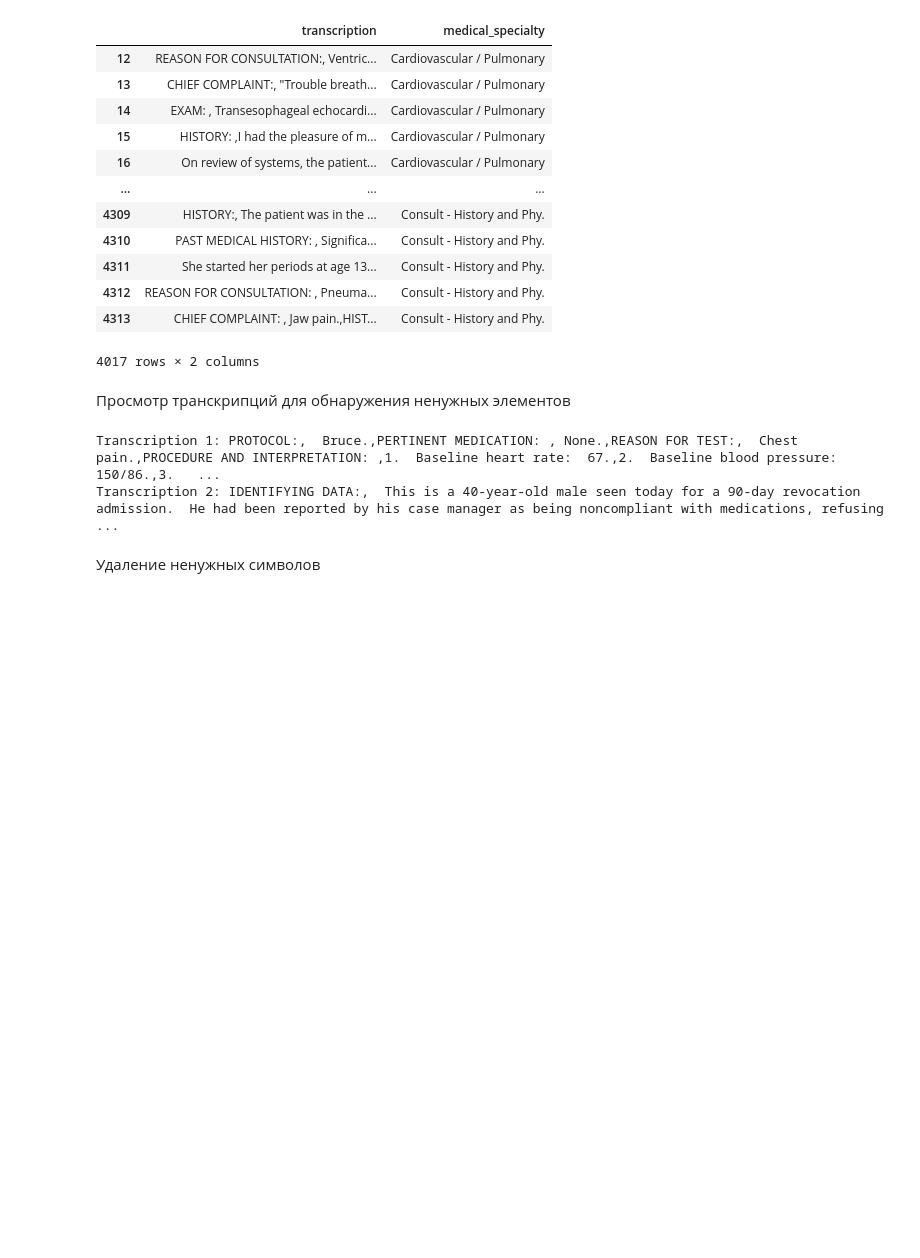
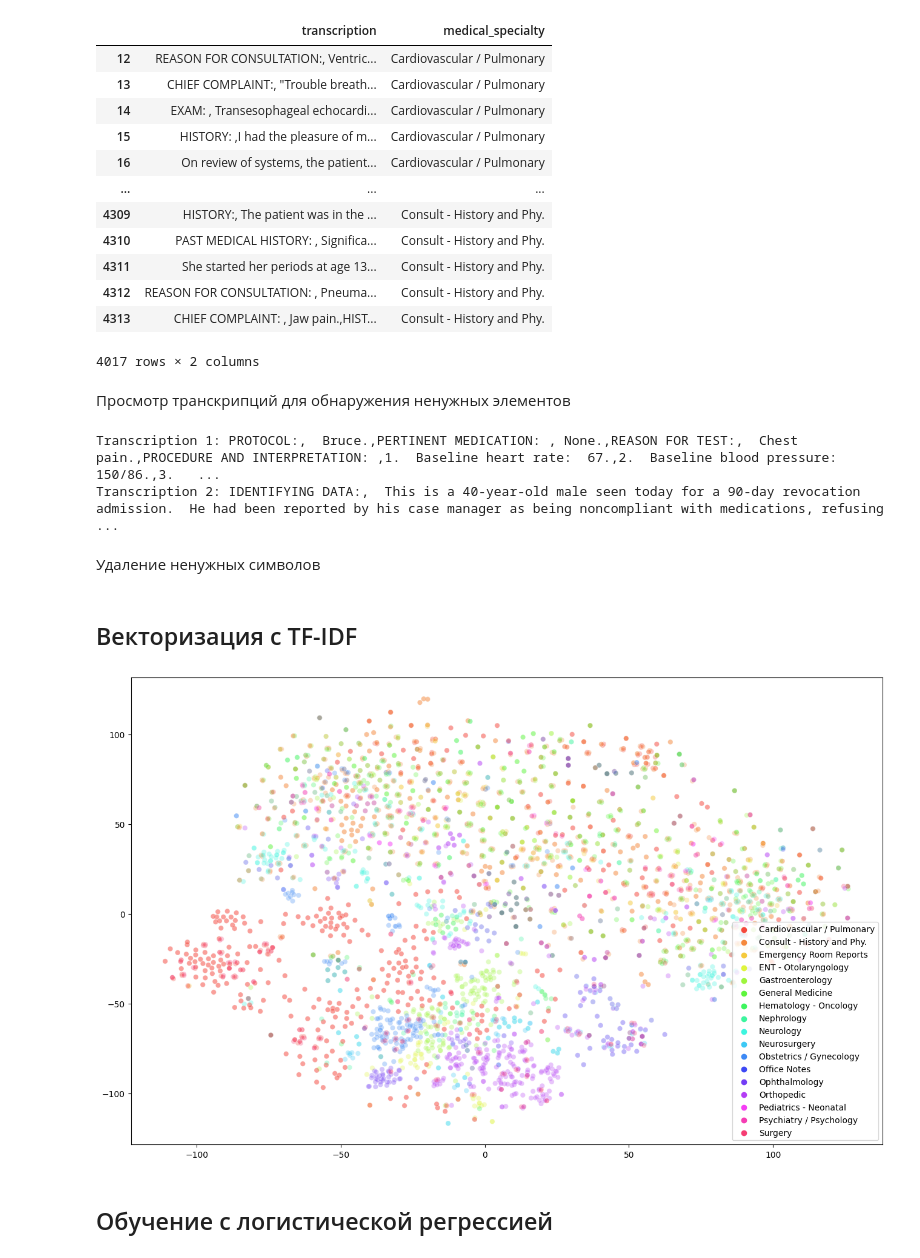
Before and after one commit to evgene-sh/HMLP, a Jupyter notebook: main.ipynb, the cells around one changed output. Cells and saved outputs as stored; diff of their text form; code cells hidden in the pictures; blank space fills up the shorter version.

```diff
--- a/main.ipynb
+++ b/main.ipynb
@@ -136,3 +136,5 @@ transcriptions = data['transcription'].apply(clean_text)
 words = set()
 for transcription in transcriptions.iloc:
     words.update(transcription.split(' '))
+# %% [markdown]
+## Векторизация с TF-IDF
@@ -138,0 +145,9 @@ for transcription in transcriptions.iloc:
+# %%
+vectorizer = TfidfVectorizer(ngram_range=(1, 3), max_features=1000)
+docterm_matrix = vectorizer.fit_transform(data['transcription'].tolist())
+# %%
+vectorization_results(docterm_matrix.todense(), data['medical_specialty'].tolist())
+# %% [output]
+[figure, added]
+# %% [markdown]
+## Обучение с логистической регрессией
```
Also changed, not shown: parts of 5 cells of this notebook, 2 other files.
